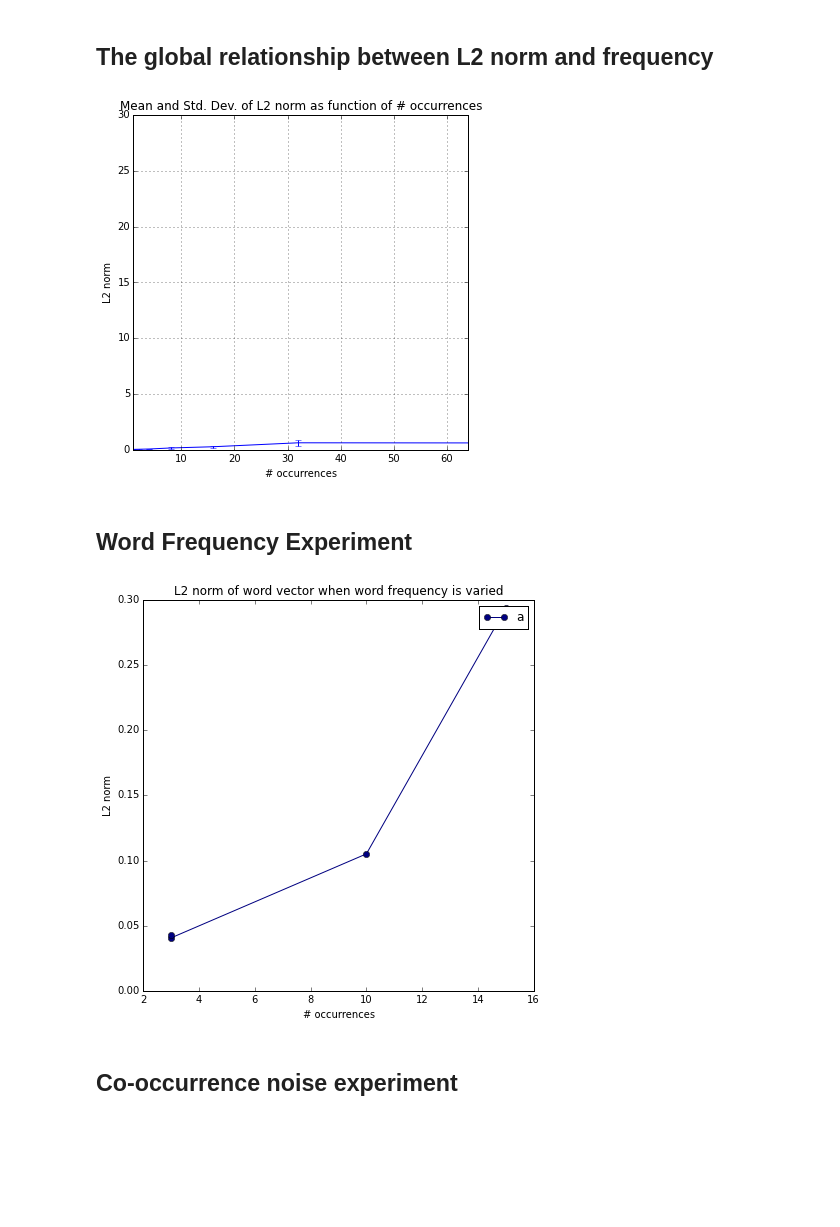
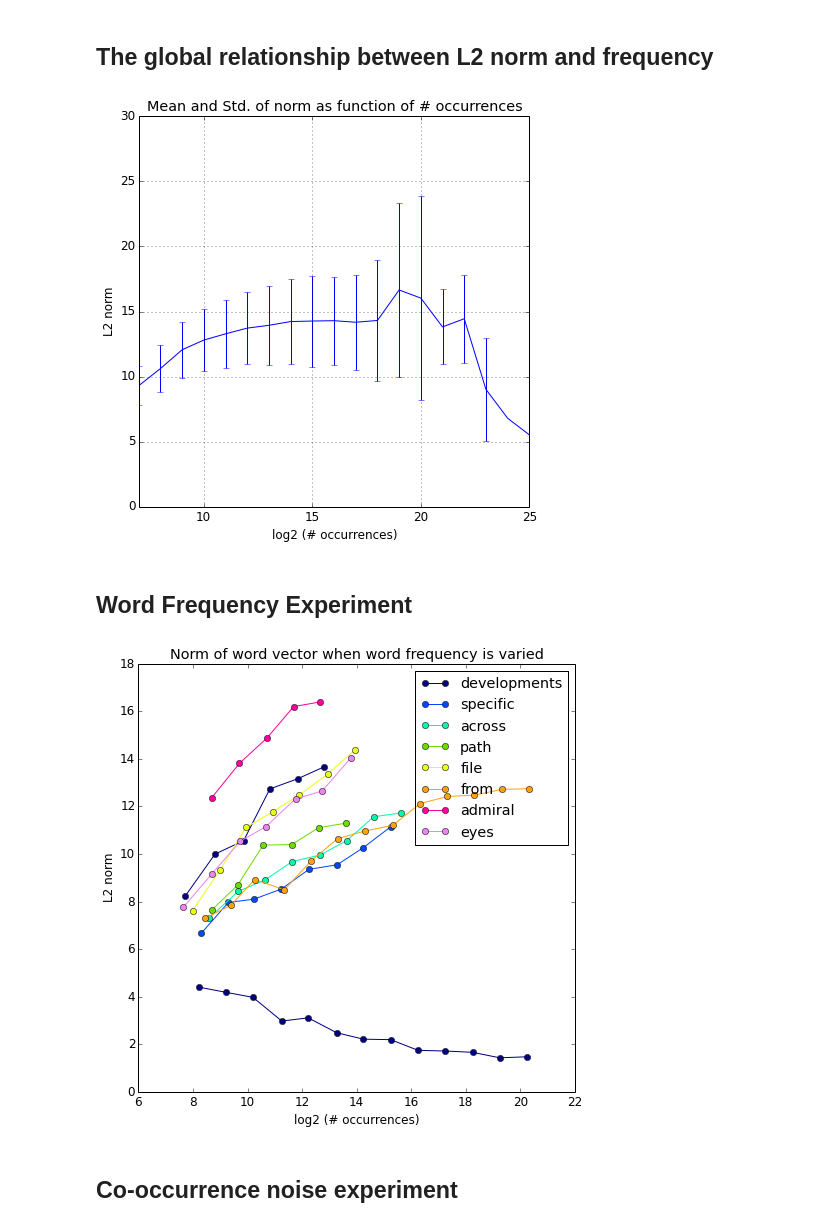
Before and after one commit to benjaminwilson/word2vec-norm-experiments, a Jupyter notebook: analysis.ipynb, the cells around one changed output. Cells and saved outputs as stored; diff of their text form; code cells hidden in the pictures; blank space fills up the shorter version.

```diff
--- a/analysis.ipynb
+++ b/analysis.ipynb
@@ -12,9 +18,10 @@ def read_words(filename):
     with file(filename) as f:
         return [line.split(',')[0] for line in f]
 
-word_freq_experiment_words = read_words('word_freq_experiment_words')
-coocc_noise_experiment_words = read_words('coocc_noise_experiment_words')
+word_freq_experiment_words = read_words(filenames['word_freq_experiment_words'])
+coocc_noise_experiment_words = read_words(filenames['coocc_noise_experiment_words'])
 # %%
-vectors = load_word2vec_binary('vectors.bin')
+vectors = load_word2vec_binary(filenames['vectors_binary'])
 vocab = list(vectors.index)
+print 'vocab size: ', len(vocab)
 norms = np.sqrt((vectors ** 2).sum(axis=1))
@@ -25,11 +32,11 @@ norms = np.sqrt((vectors ** 2).sum(axis=1))
+# %%
+with file(filenames['corpus_modified']) as f:
+    new_counts = count_words(f)
+    total_words = sum(new_counts.values())
 # %%
-new_counts = count_words('corpus-modified.txt')
-total_words = sum(new_counts.values())
 stats = pd.DataFrame({'occurrences': new_counts, 'L2_norm': norms}).dropna()
-stats['occurrences_band'] = (2 ** np.floor(np.log2(stats.occurrences))).astype(int)
+stats['occurrences_band'] = np.floor(np.log2(stats.occurrences)).astype(int)
 stats['log2_frequency'] = np.log2(stats.occurrences * 1. / total_words)
-
-stats.occurrences_band.name = 'Occurrence band (by lower bound, base 2)' # necessary?
 stats.L2_norm.name = 'L2 norm'
 # %%
 band_counts = stats.occurrences_band.dropna().value_counts().sort_index()
@@ -45,12 +52,12 @@ band_gb = stats.groupby('occurrences_band')
 
 means = band_gb.L2_norm.mean()
 errors = band_gb.L2_norm.std()
-ax = means.plot(yerr=errors, title='Mean and Std. Dev. of L2 norm as function of # occurrences', figsize=(6, 6), ylim=(0, 30))
-_ = ax.set_xlabel('# occurrences')
-_ = ax.set_ylabel('L2 norm')
+ax = means.plot(yerr=errors, title='Mean and Std. of norm as function of # occurrences', figsize=(7, 7), ylim=(0, 30))
+_ = ax.set_xlabel('log2 (# occurrences)')
+_ = ax.set_ylabel(stats.L2_norm.name)
 plt.savefig('frequency-norm-graph.png')
 # %% [output]
-[figure, old version]
+[figure, new version]
 # %%
 def set_num_plots(num_plots):
     colormap = plt.cm.gist_ncar
@@ -59,25 +66,26 @@ def set_num_plots(num_plots):
 ## Word Frequency Experiment
 # %%
 plt.figure(figsize=(7, 7))
-plt.title('L2 norm of word vector when word frequency is varied')
-plt.xlabel('# occurrences')
+plt.title('Norm of word vector when word frequency is varied')
+plt.xlabel('log2 (# occurrences)')
 plt.ylabel(stats.L2_norm.name)
 
 set_num_plots(len(word_freq_experiment_words))
 
 def plot_for_word(word, **kwargs):
     idxs = [build_experiment_token(word, i) for i in range(1, max(word_freq_experiment_ratio, word_freq_experiment_power_max) + 1)]
-    x = stats.loc[idxs].occurrences
+    x = np.log2(stats.loc[idxs].occurrences)
     y = stats.loc[idxs].L2_norm
     plt.plot(x, y, marker='o', **kwargs)
 
-for word in word_freq_experiment_words:
+for word in word_freq_experiment_words + [meaningless_token]:
     plot_for_word(word)
 
 _ = plt.legend(word_freq_experiment_words, loc='upper right')
+plt.tight_layout()
 plt.savefig('word-frequency-experiment-graph.png')
 # %% [output]
-[figure, old version]
+[figure, new version]
 # %% [markdown]
 ## Co-occurrence noise experiment
 # %%
```
Also changed, not shown: parts of 7 cells of this notebook, 4 other files.
